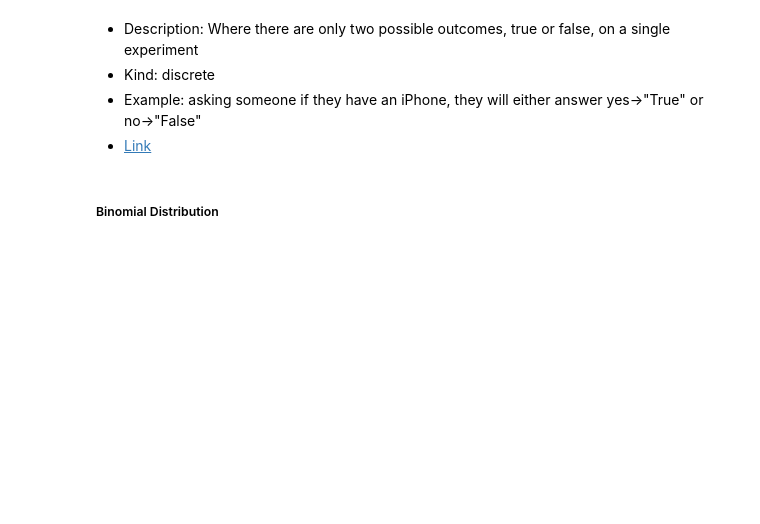
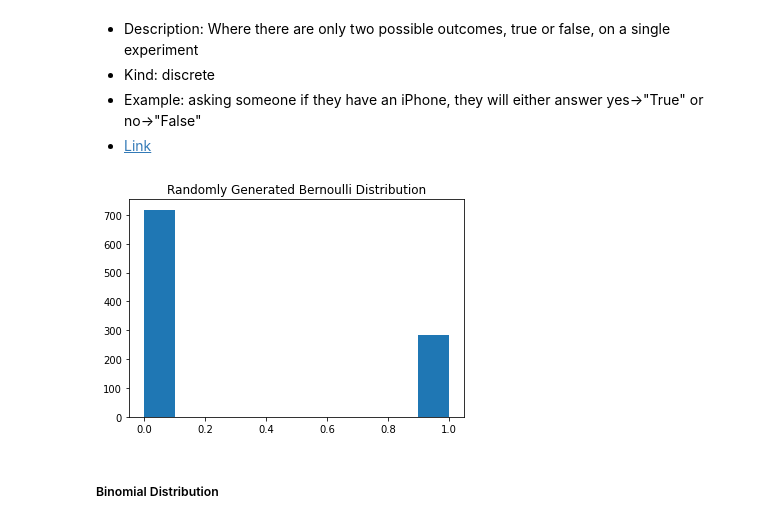
Before and after one commit to dkoense17/day11-12, a Jupyter notebook: Statistics Workbook.ipynb, the cells around one changed output. Cells and saved outputs as stored; diff of their text form; code cells hidden in the pictures; blank space fills up the shorter version.

```diff
--- a/Statistics Workbook.ipynb
+++ b/Statistics Workbook.ipynb
@@ -132,5 +132,13 @@ plt.show()
 - Kind: discrete
 - Example: asking someone if they have an iPhone, they will either answer yes->"True" or no->"False"
 - [Link](https://docs.scipy.org/doc/scipy/reference/generated/scipy.stats.bernoulli.html)
+# %%
+p = .3
+random_variables = stats.bernoulli.rvs(p,size=1000)
+plt.hist(random_variables)
+plt.title("Randomly Generated Bernoulli Distribution")
+plt.show()
+# %% [output]
+[figure, added]
 # %% [markdown]
 ##### Binomial Distribution
```
Also changed, not shown: parts of 38 cells of this notebook.
